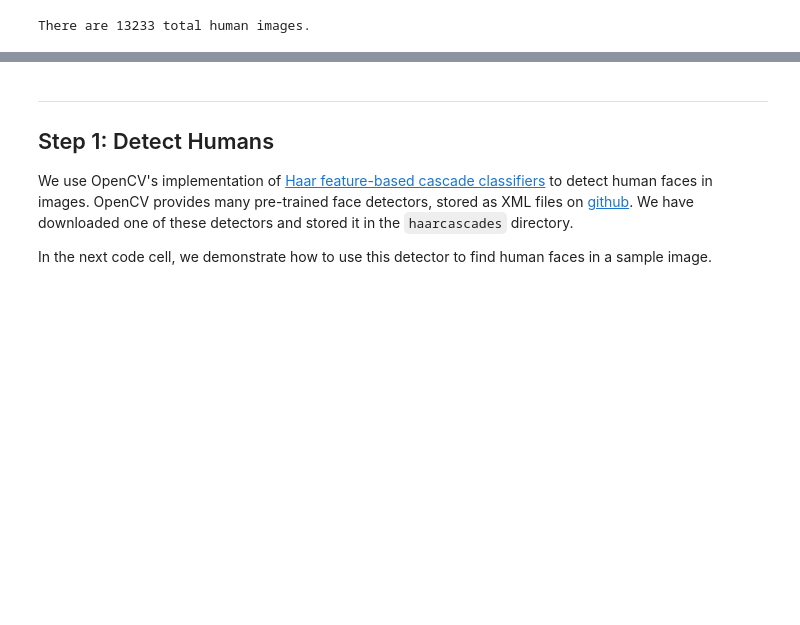
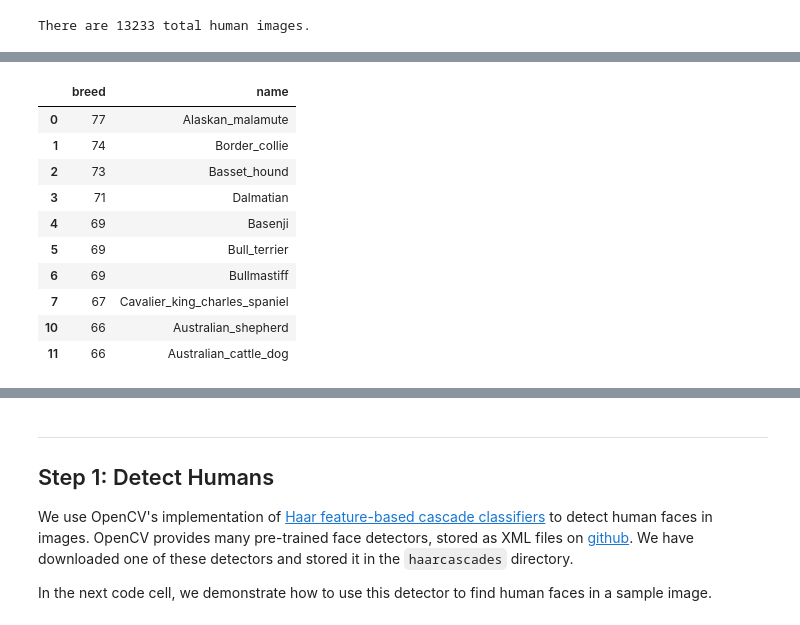
Before and after one commit to jockyeving/udacity_dog_project, a Jupyter notebook: dog_app.ipynb, the cells around one changed output, grey strips where cells are left out. Drawn from its saved outputs; the diff is of its cells as text; code cells hidden in the pictures; blank space fills up the shorter version.

```diff
--- a/dog_app.ipynb
+++ b/dog_app.ipynb
@@ -108,0 +157,18 @@ There are 13233 total human images.
+# %%
+df_dist = pd.DataFrame(dist).reset_index()
+df_dist = df_dist.sort_values('breed', ascending=False)
+df_dist.head()
+df_dist['name'] = df_dist['index']
+df_dist.drop('index',axis=1).head(10)
+# %% [output]
+|  | breed | name |
+| 0 | 77 | Alaskan_malamute |
+| 1 | 74 | Border_collie |
+| 2 | 73 | Basset_hound |
+| 3 | 71 | Dalmatian |
+| 4 | 69 | Basenji |
+| 5 | 69 | Bull_terrier |
+| 6 | 69 | Bullmastiff |
+| 7 | 67 | Cavalier_king_charles_spaniel |
+| 10 | 66 | Australian_shepherd |
+| 11 | 66 | Australian_cattle_dog |
```
Also changed, not shown: parts of 10 cells of this notebook, 1 other file.
